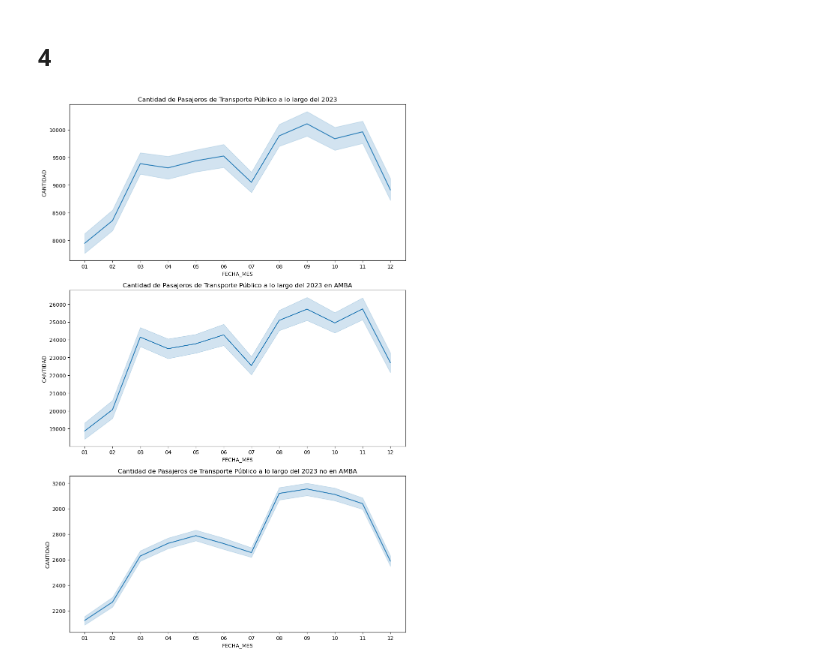
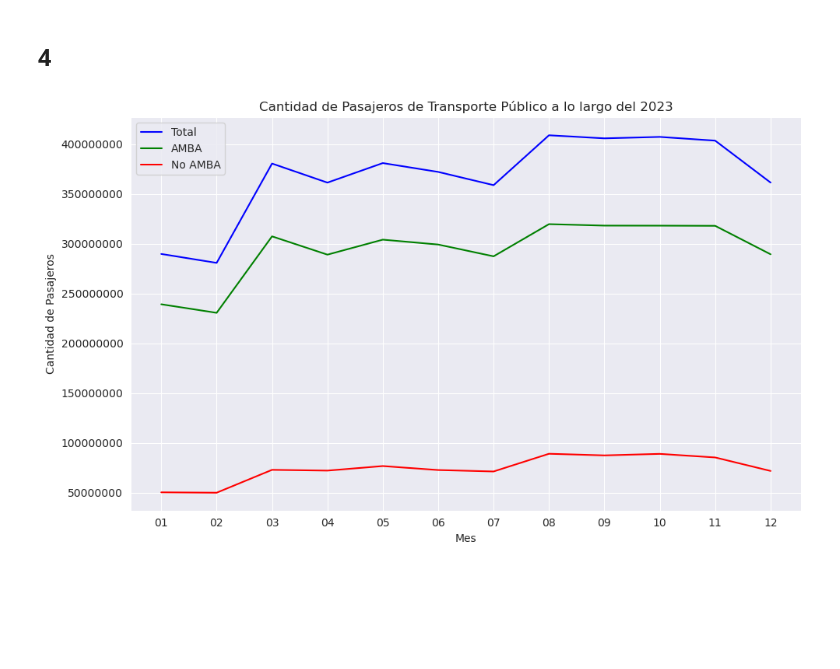
Before and after one commit to pedrobergaglio/transporte-publico-2023-ldd, a Jupyter notebook: tp1_sube2023.ipynb, the cells around one changed output. Cells and saved outputs as stored; diff of their text form; code cells hidden in the pictures; blank space fills up the shorter version.

```diff
--- a/tp1_sube2023.ipynb
+++ b/tp1_sube2023.ipynb
@@ -143,21 +148,25 @@ Text(0, 0.5, 'Cantidad de pasajeros')
 # Análisis Exploratorio
 # %% [markdown]
 ## **4**
-# %%
-fig, axs = plt.subplots(3, 1, figsize=(10, 15))
-
-sns.lineplot(data=sube_2023, x='FECHA_MES', y='CANTIDAD', ax=axs[0])
-axs[0].set_title('Cantidad de Pasajeros de Transporte Público a lo largo del 2023')
-sns.lineplot(data=sube_2023[sube_2023['AMBA'] == 'SI'], x='FECHA_MES', y='CANTIDAD', ax=axs[1])
-axs[1].set_title('Cantidad de Pasajeros de Transporte Público a lo largo del 2023 en AMBA')
-sns.lineplot(data=sube_2023[sube_2023['AMBA'] == 'NO'], x='FECHA_MES', y='CANTIDAD', ax=axs[2])
-axs[2].set_title('Cantidad de Pasajeros de Transporte Público a lo largo del 2023 no en AMBA')
-
-plt.tight_layout()
-
-plt.show()
-# %% [output]
-[figure, removed]
+# %%
+plt.figure(figsize=(10, 6))
+
+sns.lineplot(data=sube_2023.groupby('FECHA_MES')["CANTIDAD"].sum().reset_index(), x='FECHA_MES', y='CANTIDAD', label='Total', color='blue')
+
+sns.lineplot(data=sube_2023[sube_2023["AMBA"]=="SI"].groupby('FECHA_MES')["CANTIDAD"].sum().reset_index(), x='FECHA_MES', y='CANTIDAD', label='AMBA', color='green')
+
+sns.lineplot(data=sube_2023[sube_2023["AMBA"]=="NO"].groupby('FECHA_MES')["CANTIDAD"].sum().reset_index(), x='FECHA_MES', y='CANTIDAD', label='No AMBA', color='red')
+
+plt.title('Cantidad de Pasajeros de Transporte Público a lo largo del 2023')
+plt.xlabel('Mes')
+plt.ylabel('Cantidad de Pasajeros')
+plt.legend()
+
+plt.ticklabel_format(style='plain', axis='y')
+plt.tight_layout()
+plt.show()
+# %% [output]
+[figure, added]
 # %%
 plt.figure(figsize=(12, 8))
 
```
Also changed, not shown: parts of 10 cells of this notebook, 1 other file.
